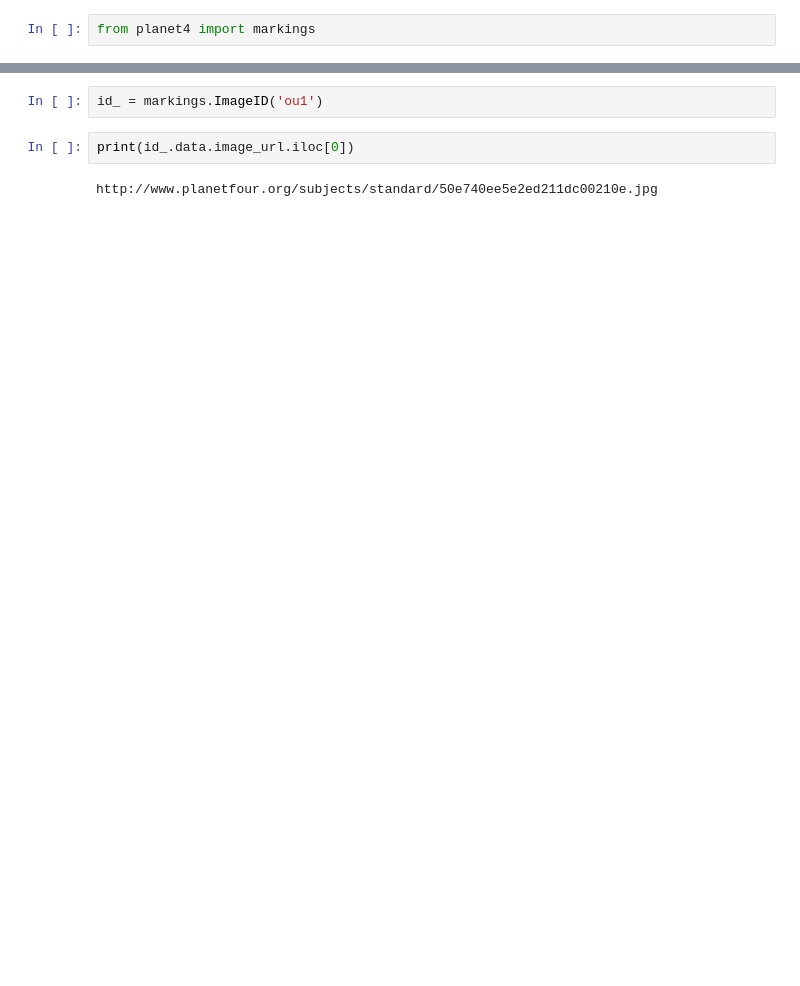
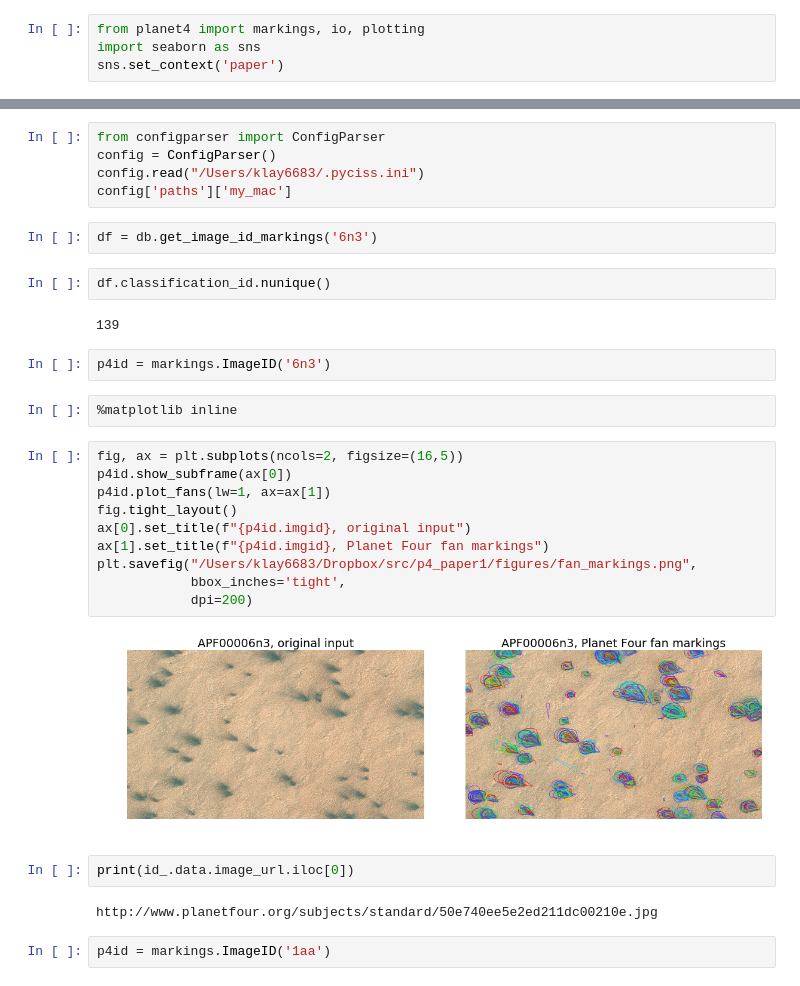
Before and after one commit to michaelaye/planet4, a Jupyter notebook: notebooks/io development.ipynb, the cells around one changed output, grey strips where cells are left out. Saved outputs shown, nothing was run; the diff lists cells and outputs as text; blank space fills up the shorter version.

```diff
--- a/notebooks/io development.ipynb
+++ b/notebooks/io development.ipynb
@@ -4,2 +19,4 @@
 # %%
-from planet4 import markings
+from planet4 import markings, io, plotting
+import seaborn as sns
+sns.set_context('paper')
@@ -6,6 +32,33 @@ from planet4 import markings
+# %%
+from configparser import ConfigParser
+config = ConfigParser()
+config.read("/Users/klay6683/.pyciss.ini")
+config['paths']['my_mac']
+# %%
+df = db.get_image_id_markings('6n3')
+# %%
+df.classification_id.nunique()
+# %% [output]
+139
 # %%
-id_ = markings.ImageID('ou1')
+p4id = markings.ImageID('6n3')
+# %%
+%matplotlib inline
+# %%
+fig, ax = plt.subplots(ncols=2, figsize=(16,5))
+p4id.show_subframe(ax[0])
+p4id.plot_fans(lw=1, ax=ax[1])
+fig.tight_layout()
+ax[0].set_title(f"{p4id.imgid}, original input")
+ax[1].set_title(f"{p4id.imgid}, Planet Four fan markings")
+plt.savefig("/Users/klay6683/Dropbox/src/p4_paper1/figures/fan_markings.png",
+            bbox_inches='tight',
+            dpi=200)
+# %% [output]
+[figure, added]
 # %%
 print(id_.data.image_url.iloc[0])
 # %% [output]
 http://www.planetfour.org/subjects/standard/50e740ee5e2ed211dc00210e.jpg
+# %%
+p4id = markings.ImageID('1aa')
```
Also changed, not shown: parts of 7 cells of this notebook, 19 other files.
